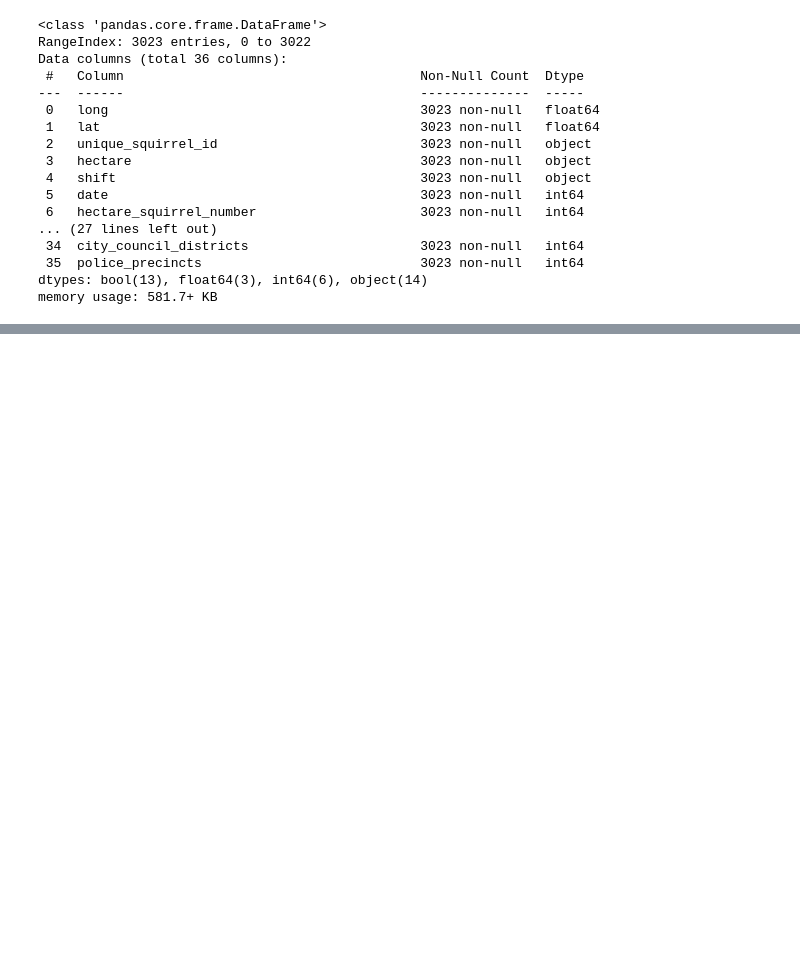
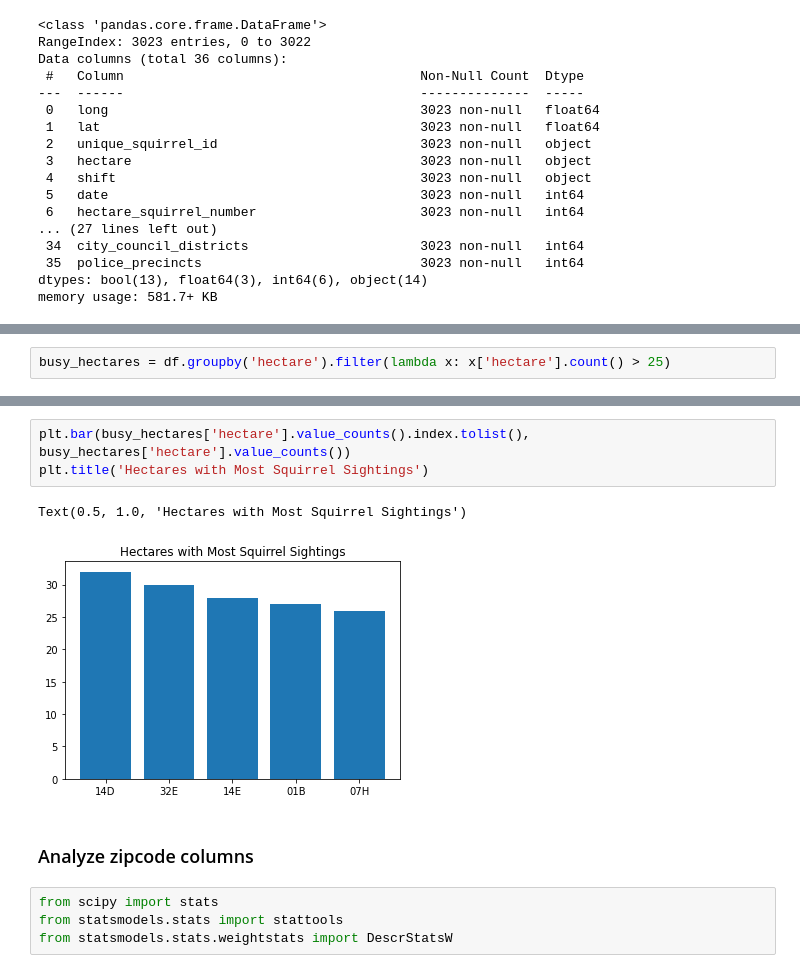
Before and after one commit to LucyDykhouse/stat-reports-exercise, a Jupyter notebook: NYC Squirrel Data.ipynb, the cells around one changed output, grey strips where cells are left out. Saved outputs shown, nothing was run; the diff lists cells and outputs as text; blank space fills up the shorter version.

Commit message:
Finished interpretation of squirrel dataset

```diff
--- a/NYC Squirrel Data.ipynb
+++ b/NYC Squirrel Data.ipynb
@@ -41,0 +136,2 @@ memory usage: 581.7+ KB
+# %%
+busy_hectares = df.groupby('hectare').filter(lambda x: x['hectare'].count() > 25)
@@ -41,0 +157,12 @@ memory usage: 581.7+ KB
+# %%
+plt.bar(busy_hectares['hectare'].value_counts().index.tolist(), busy_hectares['hectare'].value_counts())
+plt.title('Hectares with Most Squirrel Sightings')
+# %% [output]
+Text(0.5, 1.0, 'Hectares with Most Squirrel Sightings')
+[figure, added]
+# %% [markdown]
+### Analyze zipcode columns
+# %%
+from scipy import stats
+from statsmodels.stats import stattools
+from statsmodels.stats.weightstats import DescrStatsW
```
Also changed, not shown: parts of 27 cells of this notebook.
